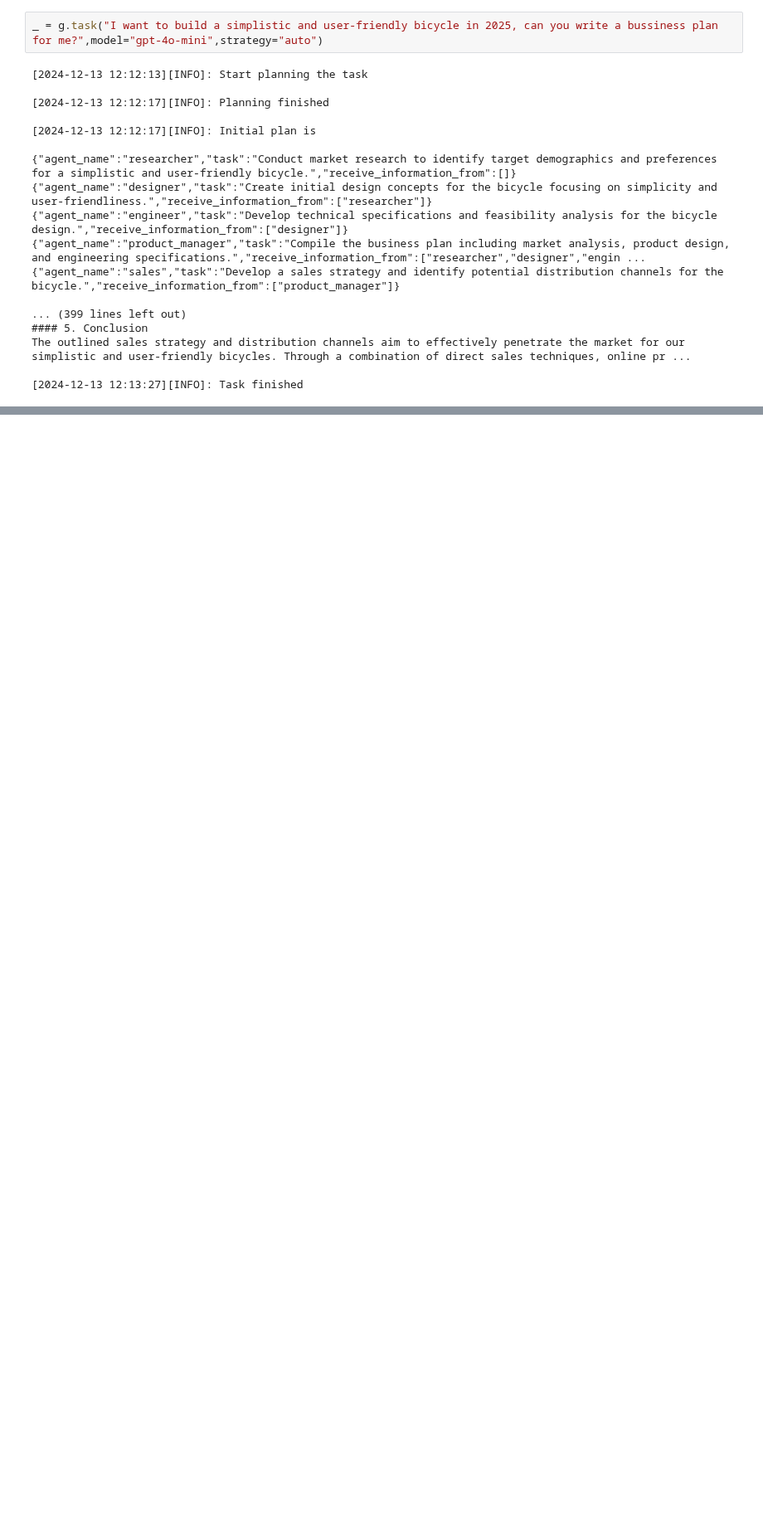
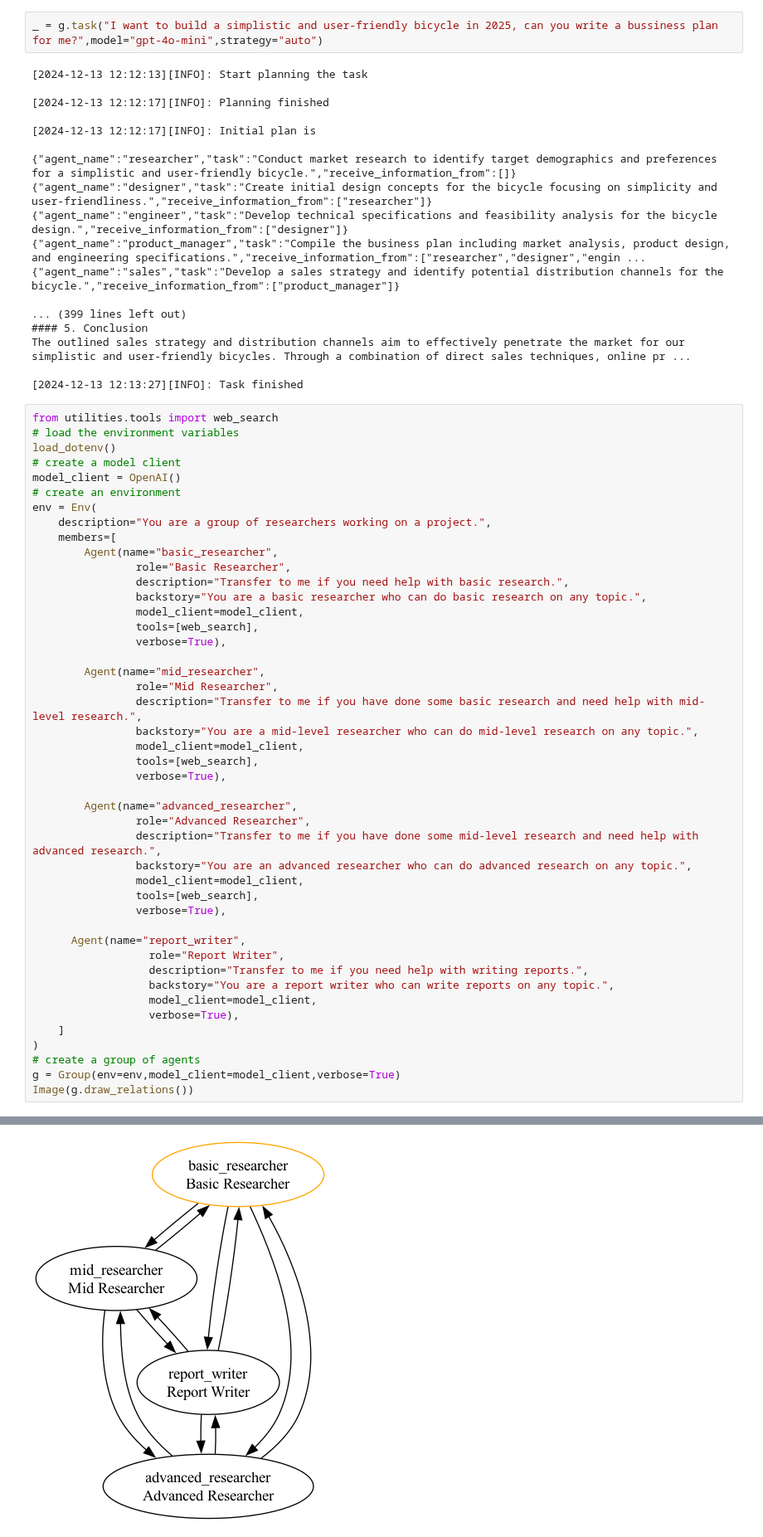
Before and after one commit to ZJCODE/Multi-Agent-Framework, a Jupyter notebook: dev/examples/002 action.ipynb, the cells around one changed output, grey strips where cells are left out. Shown at 83% size. Saved outputs shown, nothing was run; the diff lists cells and outputs as text; blank space fills up the shorter version.

```diff
--- a/dev/examples/002 action.ipynb
+++ b/dev/examples/002 action.ipynb
@@ -169,3 +169,49 @@ _ = g.task("I want to build a simplistic and user-friendly bicycle in 2025, can
 The outlined sales strategy and distribution channels aim to effectively penetrate the market for our simplistic and user-friendly bicycles. Through a combination of direct sales techniques, online pr ...
 
 [2024-12-13 12:13:27][INFO]: Task finished
+# %%
+from utilities.tools import web_search
+# load the environment variables
+load_dotenv()
+# create a model client
+model_client = OpenAI()
+# create an environment
+env = Env(
+    description="You are a group of researchers working on a project.",
+    members=[
+        Agent(name="basic_researcher",
+                role="Basic Researcher",
+                description="Transfer to me if you need help with basic research.",
+                backstory="You are a basic researcher who can do basic research on any topic.",
+                model_client=model_client,
+                tools=[web_search],
+                verbose=True),
+
+        Agent(name="mid_researcher",
+                role="Mid Researcher",
+                description="Transfer to me if you have done some basic research and need help with mid-level research.",
+                backstory="You are a mid-level researcher who can do mid-level research on any topic.",
+                model_client=model_client,
+                tools=[web_search],
+                verbose=True),
+
+        Agent(name="advanced_researcher",
+                role="Advanced Researcher",
+                description="Transfer to me if you have done some mid-level research and need help with advanced research.",
+                backstory="You are an advanced researcher who can do advanced research on any topic.",
+                model_client=model_client,
+                tools=[web_search],
+                verbose=True),
+
+      Agent(name="report_writer",
+                  role="Report Writer",
+                  description="Transfer to me if you need help with writing reports.",
+                  backstory="You are a report writer who can write reports on any topic.",
+                  model_client=model_client,
+                  verbose=True),
+    ]
+)
+# create a group of agents
+g = Group(env=env,model_client=model_client,verbose=True)
+Image(g.draw_relations())
+# %% [output]
@@ -171,0 +219 @@ The outlined sales strategy and distribution channels aim to effectively penetra
+[figure, added]
```
Also changed, not shown: parts of 2 cells of this notebook.
